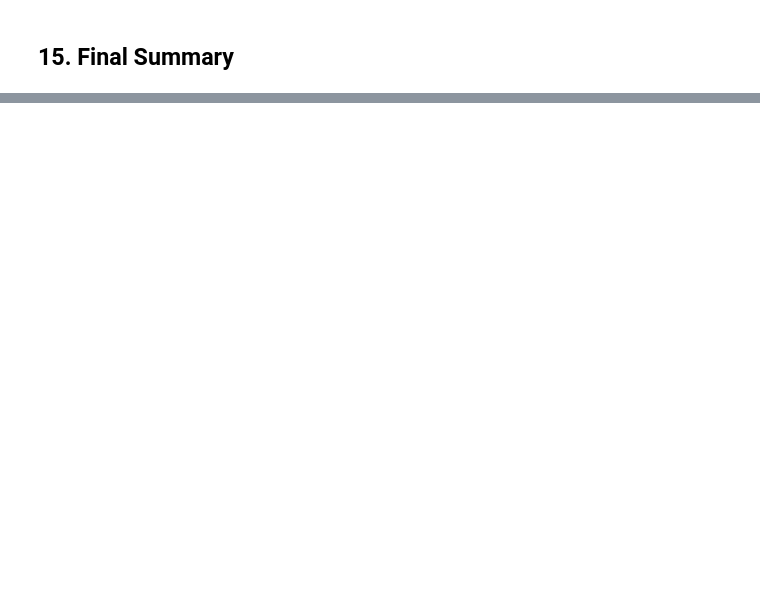
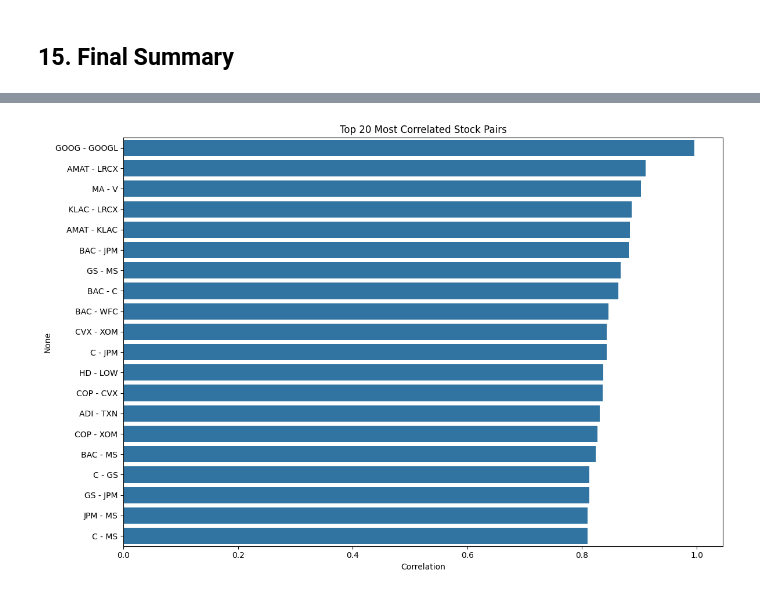
Before and after one commit to aarju-24/internship_project, a Jupyter notebook: notebooks/eda.ipynb, the cells around one changed output, grey strips where cells are left out. Saved outputs shown, nothing was run; the diff lists cells and outputs as text; code cells hidden in the pictures; blank space fills up the shorter version.

```diff
--- a/notebooks/eda.ipynb
+++ b/notebooks/eda.ipynb
@@ -666,0 +765,19 @@ final_summary
+# %%
+plt.figure(figsize=(12,8))
+
+sns.barplot(
+    data=top_stock_pairs,
+    x="Correlation",
+    y=top_stock_pairs["Stock_1"]
+      + " - "
+      + top_stock_pairs["Stock_2"]
+)
+
+plt.title(
+    "Top 20 Most Correlated Stock Pairs"
+)
+
+plt.tight_layout()
+plt.show()
+# %% [output]
+[figure, added]
```
Also changed, not shown: parts of 56 cells of this notebook, 8 other files.
